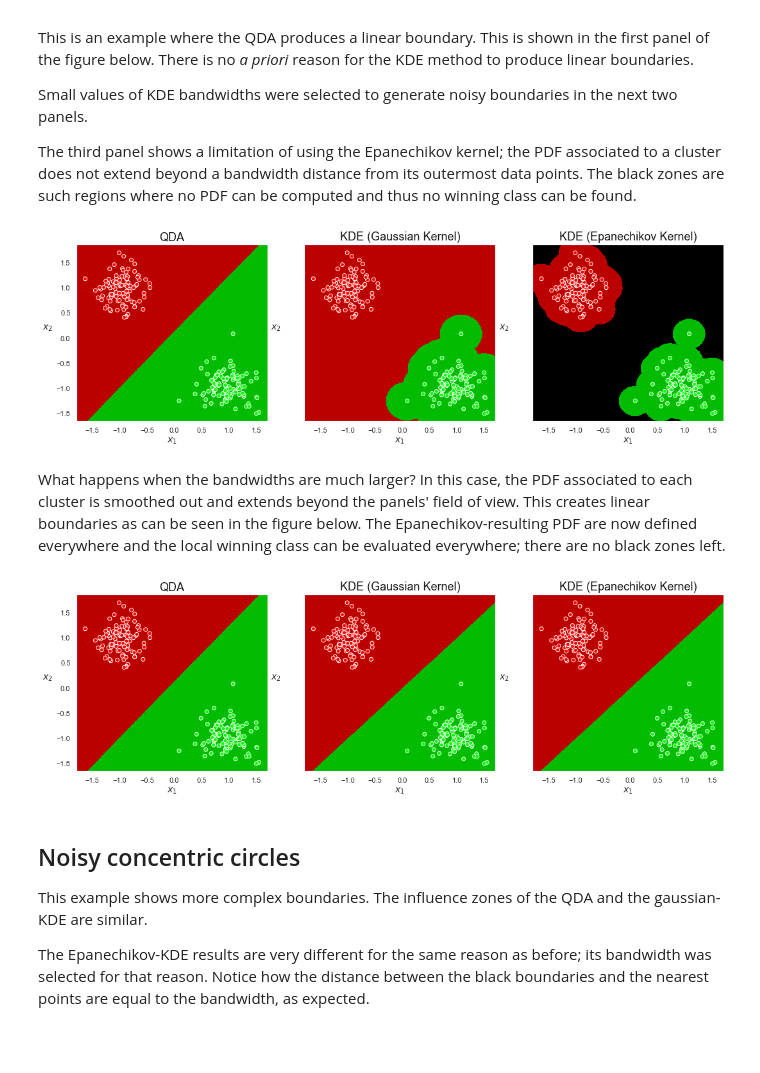
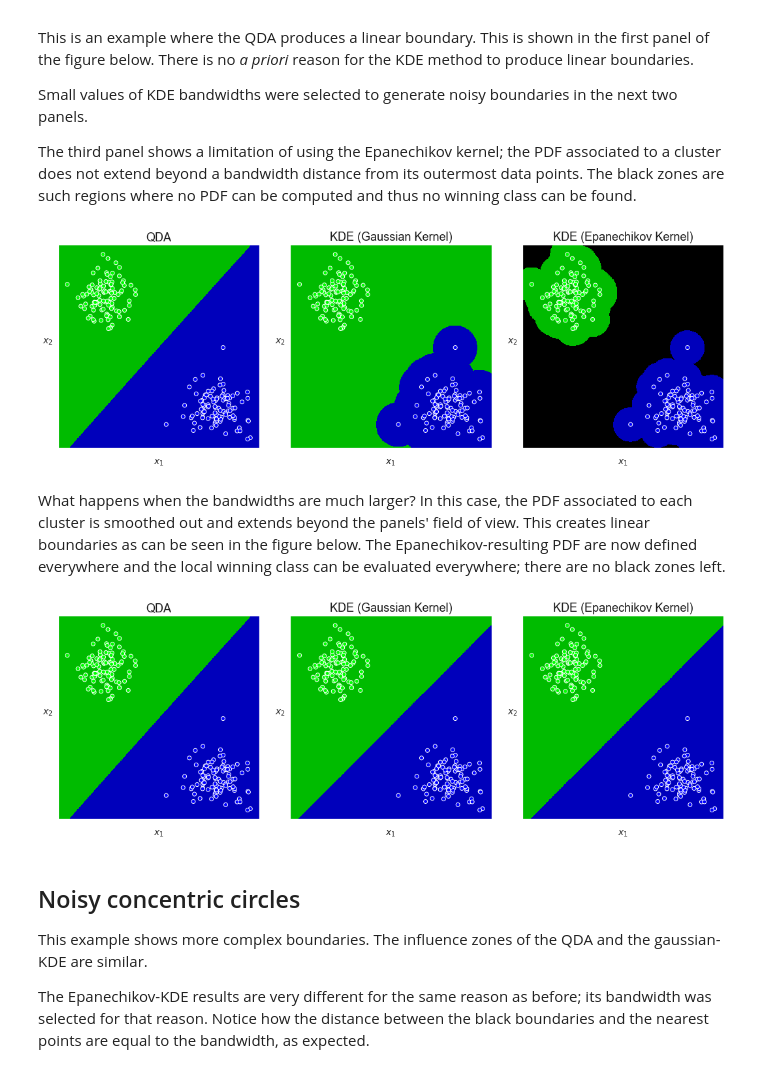
Before and after one commit to AstroPierre/Scripts-for-figures-courses-GIF-4101-GIF-7005, a Jupyter notebook: 2D_KDE_classification.ipynb, the cells around one changed output. Cells and saved outputs as stored; diff of their text form; code cells hidden in the pictures; blank space fills up the shorter version.

Commit message:
Scripts with KDE and kNN classifications
I changed the colors in the generated figures to avoid problems for the daltonians

```diff
--- a/2D_KDE_classification.ipynb
+++ b/2D_KDE_classification.ipynb
@@ -172,8 +172,8 @@ def KDE_classifications(h_gaussian, h_epanechikov, X, y, Xgrid, nbins, prob_C):
 # %%
 def display_classification_results(C_g, C_e, C_qda, X, y, Xgrid, figName):
 
-    cm_dim = ListedColormap(['#BB0000', '#00BB00', '#000000'])
-    cm_bright = ListedColormap(['#FF0000', '#00FF00'])
+    cm_dim = ListedColormap(['#00BB00', '#0000BB', '#000000'])
+    cm_bright = ListedColormap(['#00FF00', '#0000FF'])
 
     fig, axs = plt.subplots(1,3, figsize=(15,5), sharex=True, sharey=True)
     for k in range(3):
@@ -200,13 +200,19 @@ def display_classification_results(C_g, C_e, C_qda, X, y, Xgrid, figName):
         ax.set_ylim([y_min,y_max])
         ax.set_xlabel('$x_{1}$', fontsize=14)
         ax.set_ylabel('$x_{2}$', fontsize=14, rotation=0)
-        ax.yaxis.set_label_coords(-0.15, 0.5)
+        ax.xaxis.set_label_coords(0.5, -0.05)
+        ax.yaxis.set_label_coords(-0.05, 0.5)
+        ax.set_aspect('equal')
+        ax.set_xticks([])
+        ax.set_yticks([])
+
         ax.grid(None)
         ax.grid(None)
 
     fig.tight_layout()
 
-    plt.savefig(figName, format='png')
+    plt.savefig(figName + '.png')
+    plt.savefig(figName + '.pdf')
 # %% [markdown]
 # Comparison of classification results obtained with QDA and KDE methods
 ## Initialisations
@@ -243,19 +249,19 @@ X, y = datasets.make_blobs(n_samples=nc)
 # %%
 # QDA classification
 C_qda = qda.fit(X, y).predict(Xgrid)
 C_qda = C_qda.reshape(xx.shape)
 
 # KDE classifications
 h_gaussian = .01
 h_epanechikov = .3
 
 (C_g, C_e) = KDE_classifications(h_gaussian, h_epanechikov, X, y, Xgrid, nbins, prob_C)
 
 # Compare classification results
-figName = '2D_KDE_classif_gaussian_1.png'
+figName = '2D_KDE_classif_gaussian_1'
 display_classification_results(C_g, C_e, C_qda, X, y, Xgrid, figName)
 # %% [output]
-[figure, old version]
+[figure, new version]
 # %% [markdown]
 What happens when the bandwidths are much larger? In this case, the PDF associated to each cluster is smoothed out
 and extends beyond the panels' field of view. This creates linear boundaries as can be seen in the figure below.
@@ -269,10 +275,10 @@ h_epanechikov = 10
 (C_g, C_e) = KDE_classifications(h_gaussian, h_epanechikov, X, y, Xgrid, nbins, prob_C)
 
 # Compare classification results
-figName = '2D_KDE_classif_gaussian_2.png'
+figName = '2D_KDE_classif_gaussian_2'
 display_classification_results(C_g, C_e, C_qda, X, y, Xgrid, figName)
 # %% [output]
-[figure, old version]
+[figure, new version]
 # %% [markdown]
 ## Noisy concentric circles
 
```
Also changed, not shown: parts of 6 cells of this notebook, 5 other files.
